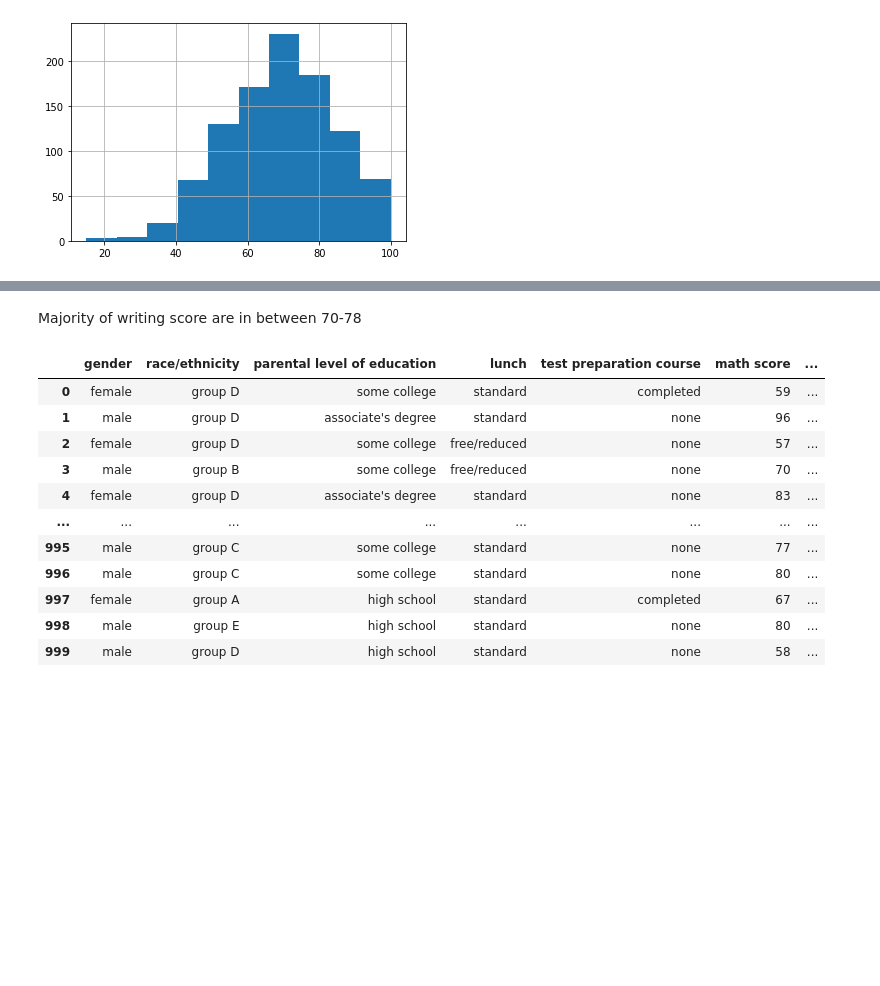
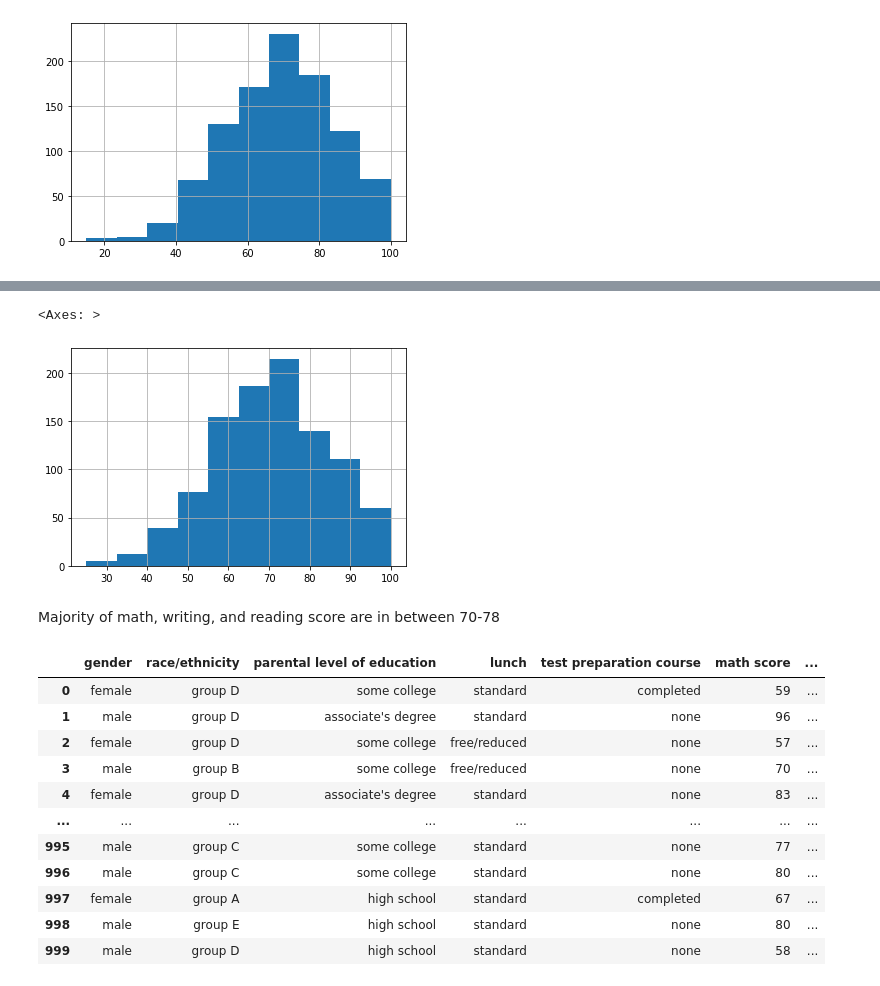
Before and after one commit to lightkun10/Student-Performance-Analysis, a Jupyter notebook: spp.ipynb, the cells around one changed output, grey strips where cells are left out. Cells and saved outputs as stored; diff of their text form; code cells hidden in the pictures; blank space fills up the shorter version.

```diff
--- a/spp.ipynb
+++ b/spp.ipynb
@@ -191,5 +199,13 @@ df['writing score'].hist()
+# %%
+%matplotlib inline
+
+# Creating Bar Chart as the Target variable is Continuous
+df['reading score'].hist()
+# %% [output]
+<Axes: >
+[figure, added]
 # %% [markdown]
-Majority of writing score are in between 70-78
+Majority of math, writing, and reading score are in between 70-78
 # %%
 df_student = df.copy()
 df_student
```
Also changed, not shown: parts of 2 cells of this notebook.
